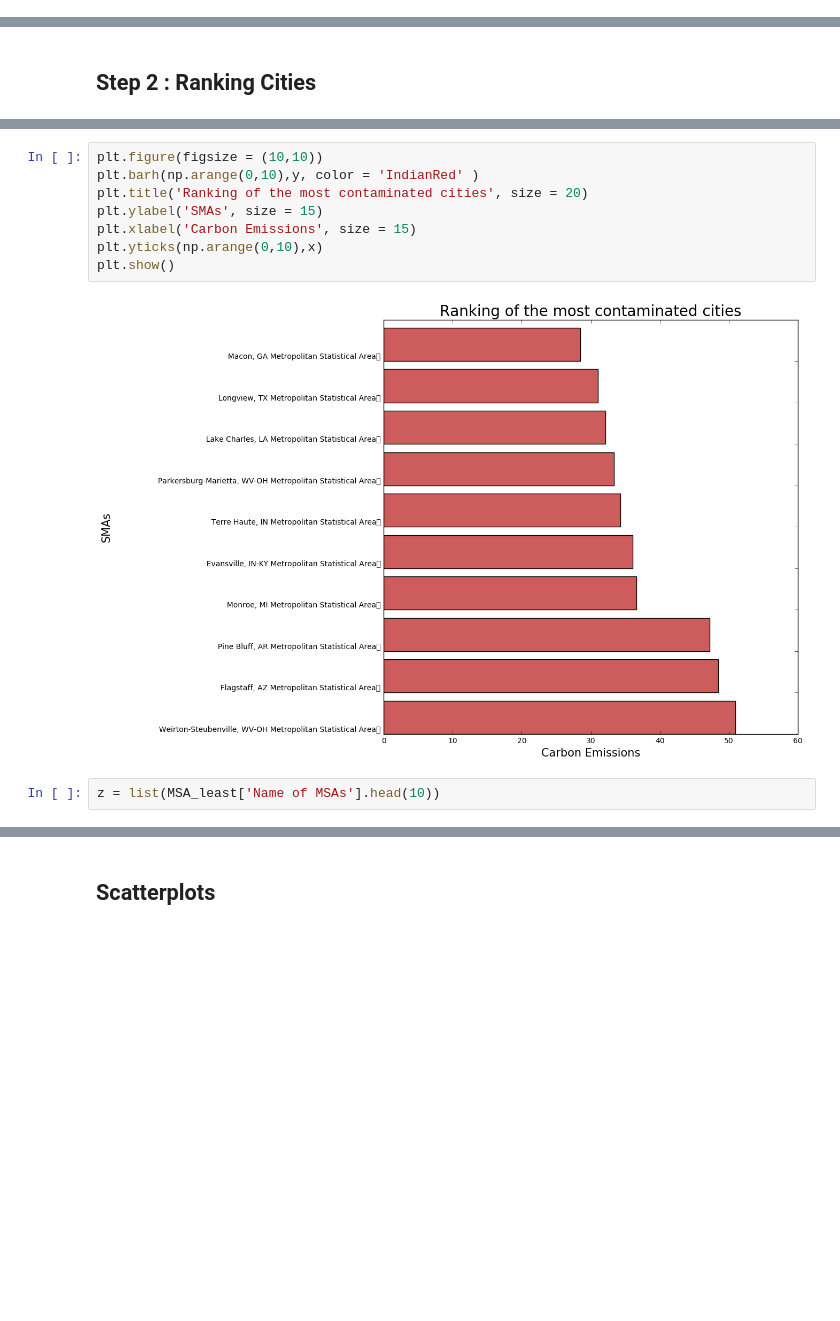
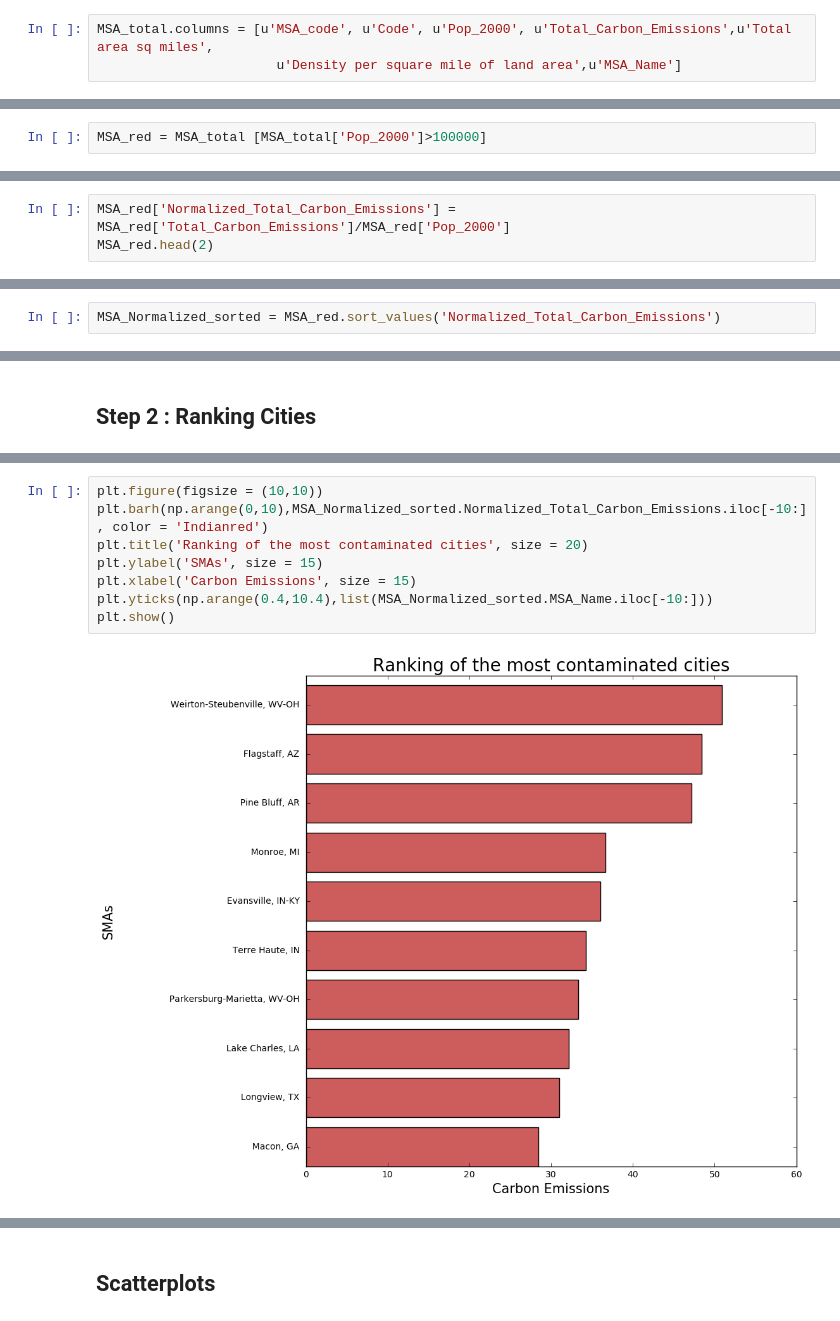
Before and after one commit to esanzglez/Study_of_Optimal_City, a Jupyter notebook: Analysis+Cities_ultimo_.ipynb, the cells around one changed output, grey strips where cells are left out. Drawn from its saved outputs; the diff is of its cells as text; blank space fills up the shorter version.

```diff
--- a/Analysis+Cities_ultimo_.ipynb
+++ b/Analysis+Cities_ultimo_.ipynb
@@ -91,0 +65,3 @@ MSA_red = MSA_total [MSA_total['Pop 2000']>100000]
+# %%
+MSA_total.columns = [u'MSA_code', u'Code', u'Pop_2000', u'Total_Carbon_Emissions',u'Total area sq miles',
+                       u'Density per square mile of land area',u'MSA_Name']
@@ -92,2 +114,4 @@ MSA_red = MSA_total [MSA_total['Pop 2000']>100000]
+# %%
+MSA_red = MSA_total [MSA_total['Pop_2000']>100000]
 # %%
 # normalizar
@@ -113,0 +118,3 @@ MSA_ascend_red = MSA_ascend [[ u'MSA', u'Code', u'Pop 2000', u'Total',u'MSA_Name
+# %%
+MSA_red['Normalized_Total_Carbon_Emissions'] = MSA_red['Total_Carbon_Emissions']/MSA_red['Pop_2000']
+MSA_red.head(2)
@@ -114 +130,3 @@ MSA_ascend_red = MSA_ascend [[ u'MSA', u'Code', u'Pop 2000', u'Total',u'MSA_Name
+# %%
+MSA_Normalized_sorted = MSA_red.sort_values('Normalized_Total_Carbon_Emissions')
 # %%
@@ -163,12 +157,10 @@ x = list(MSA_top['Name of MSAs'].head(10))
 # %%
 plt.figure(figsize = (10,10))
-plt.barh(np.arange(0,10),y, color = 'IndianRed' )
+plt.barh(np.arange(0,10),MSA_Normalized_sorted.Normalized_Total_Carbon_Emissions.iloc[-10:], color = 'Indianred')
 plt.title('Ranking of the most contaminated cities', size = 20)
 plt.ylabel('SMAs', size = 15)
 plt.xlabel('Carbon Emissions', size = 15)
-plt.yticks(np.arange(0,10),x)
+plt.yticks(np.arange(0.4,10.4),list(MSA_Normalized_sorted.MSA_Name.iloc[-10:]))
 plt.show()
 # %% [output]
-[figure, old version]
+[figure, new version]
-# %%
-z = list(MSA_least['Name of MSAs'].head(10))
```
Also changed, not shown: parts of 90 cells of this notebook.
